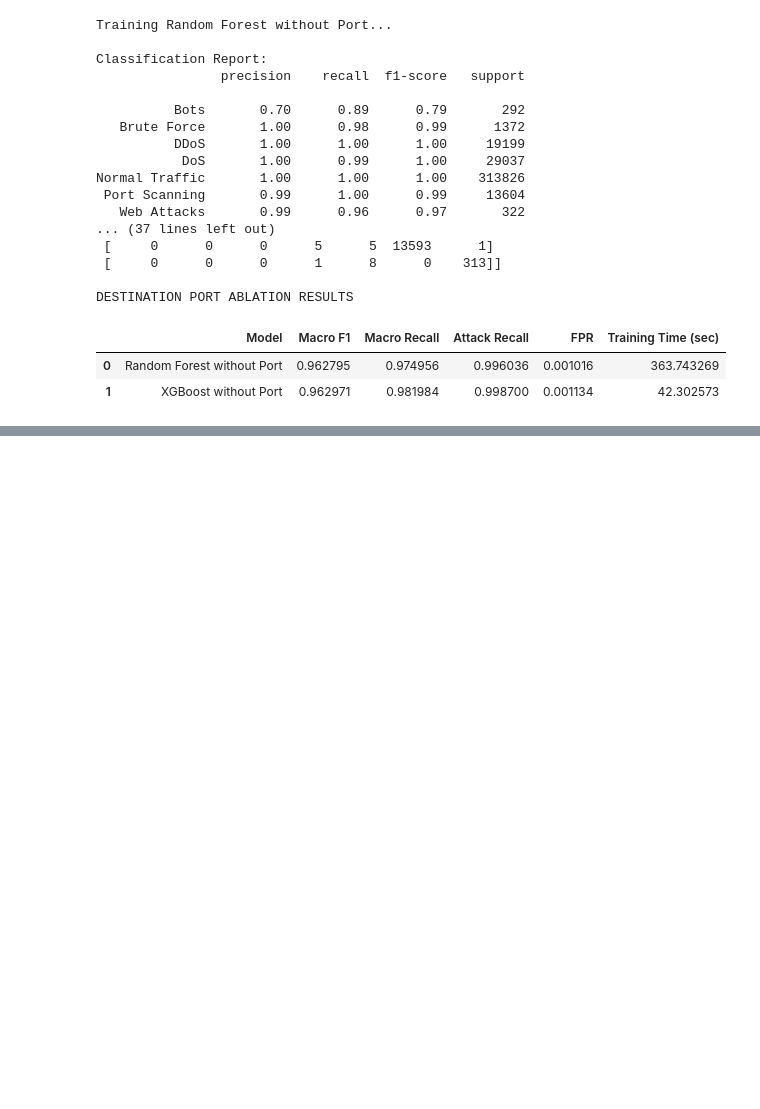
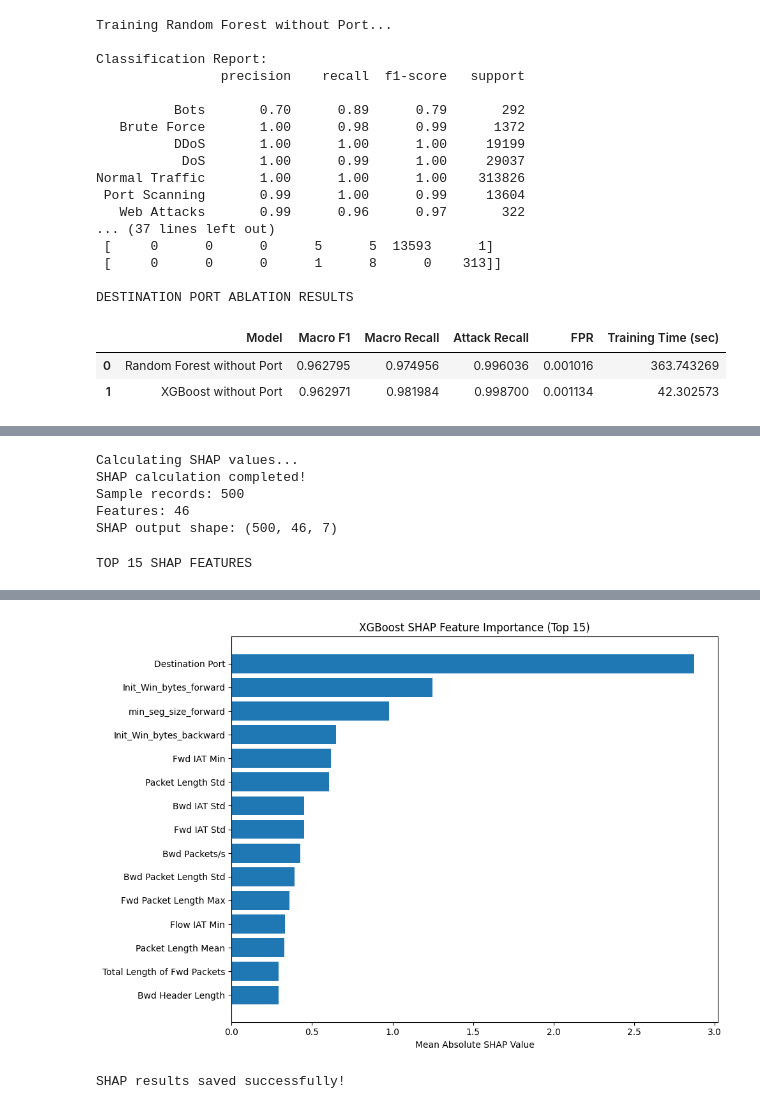
Before and after one commit to lluviaaaa/Kalasag, a Jupyter notebook: notebooks/04_model_training.ipynb, the cells around one changed output, grey strips where cells are left out. Cells and saved outputs as stored; diff of their text form; code cells hidden in the pictures; blank space fills up the shorter version.

```diff
--- a/notebooks/04_model_training.ipynb
+++ b/notebooks/04_model_training.ipynb
@@ -1421,0 +2078,6 @@ DESTINATION PORT ABLATION RESULTS
+# %%
+import shap
+
+explainer = shap.TreeExplainer(final_model)
+
+print("SHAP explainer created successfully!")
@@ -1421,0 +2086,71 @@ DESTINATION PORT ABLATION RESULTS
+# %%
+# Use 500 validation records only
+X_shap = X_val.sample(n=500, random_state=42)
+
+print("Calculating SHAP values...")
+
+shap_values = explainer.shap_values(X_shap)
+
+print("SHAP calculation completed!")
+print("Sample records:", X_shap.shape[0])
+print("Features:", X_shap.shape[1])
+print("SHAP output shape:", np.array(shap_values).shape)
+# %% [output]
+Calculating SHAP values...
+SHAP calculation completed!
+Sample records: 500
+Features: 46
+SHAP output shape: (500, 46, 7)
+# %%
+import numpy as np
+import pandas as pd
+import matplotlib.pyplot as plt
+
+# Calculate global SHAP importance across all 7 classes
+mean_shap = np.abs(shap_values).mean(axis=(0, 2))
+
+shap_importance = pd.DataFrame({
+    'Feature': X_shap.columns,
+    'Mean Absolute SHAP Value': mean_shap
+})
+
+shap_importance = shap_importance.sort_values(
+    by='Mean Absolute SHAP Value',
+    ascending=False
+)
+
+# Display top 15 features
+print("TOP 15 SHAP FEATURES")
+display(shap_importance.head(15))
+
+# Save results
+shap_importance.to_csv(
+    f'{SAVE}/xgboost_shap_feature_importance.csv',
+    index=False
+)
+
+# Create visualization
+top15 = shap_importance.head(15).sort_values(
+    'Mean Absolute SHAP Value'
+)
+
+plt.figure(figsize=(10, 7))
+plt.barh(
+    top15['Feature'],
+    top15['Mean Absolute SHAP Value']
+)
+plt.xlabel('Mean Absolute SHAP Value')
+plt.title('XGBoost SHAP Feature Importance (Top 15)')
+plt.tight_layout()
+
+plt.savefig(
+    f'{SAVE}/xgboost_shap_feature_importance.png',
+    dpi=300,
+    bbox_inches='tight'
+)
+
+plt.show()
+
+print("SHAP results saved successfully!")
+# %% [output]
+TOP 15 SHAP FEATURES
@@ -1421,0 +2173,2 @@ DESTINATION PORT ABLATION RESULTS
+[figure, added]
+SHAP results saved successfully!
```
Also changed, not shown: parts of 42 cells of this notebook.
